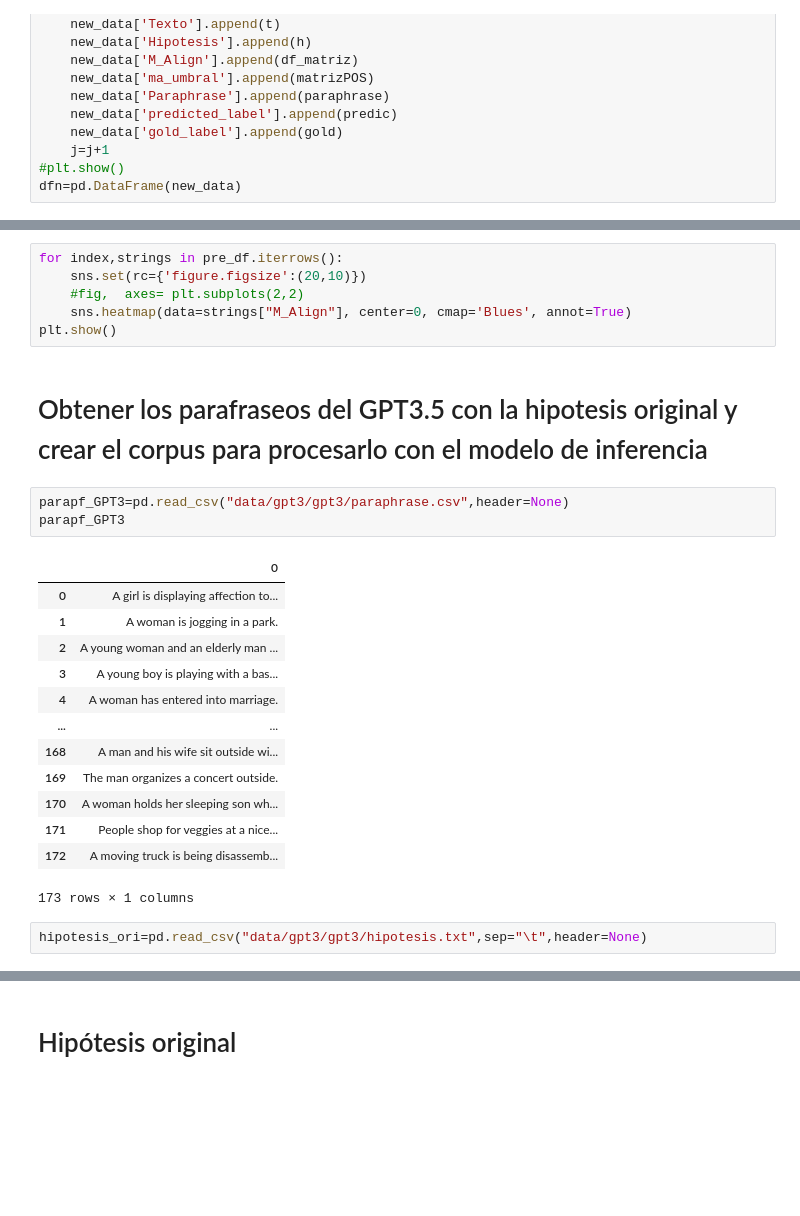
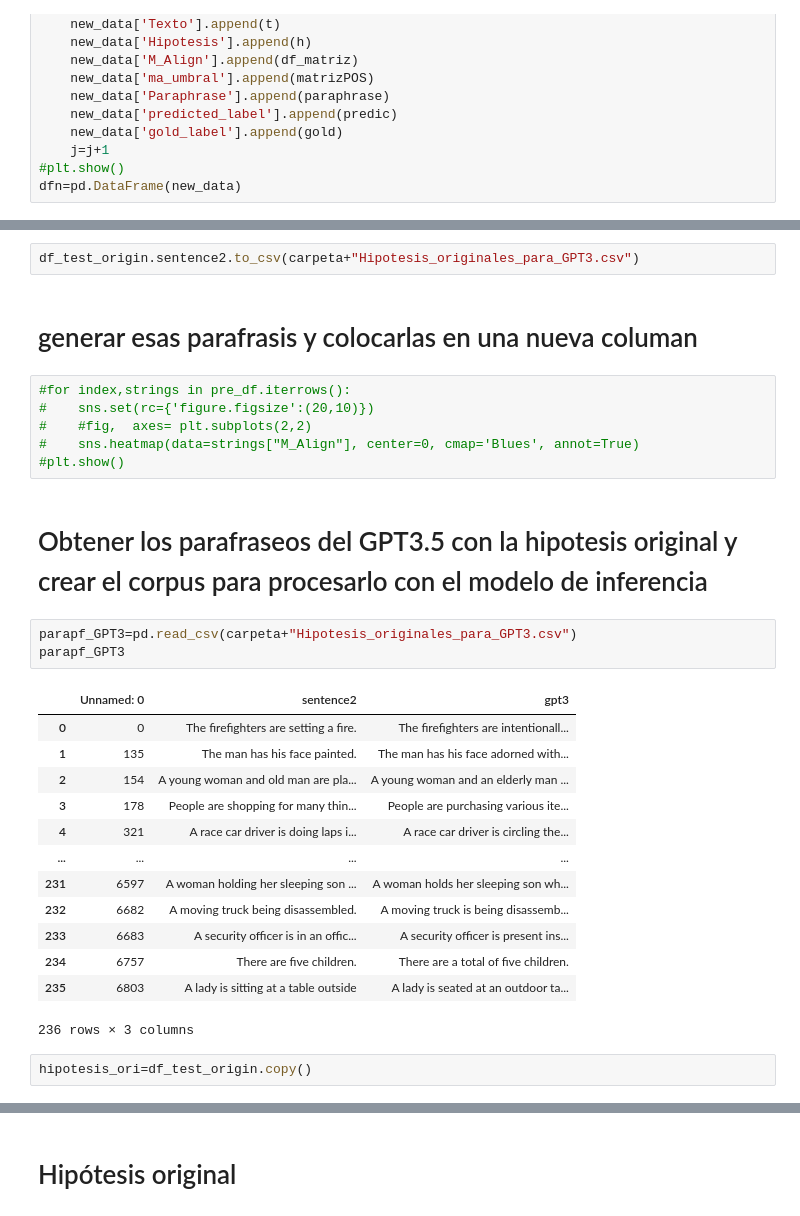
Before and after one commit to david-T-M/RTE_Parik, a Jupyter notebook: Estadistica_correctos_incorrectos.ipynb, the cells around one changed output, grey strips where cells are left out. Drawn from its saved outputs; the diff is of its cells as text; blank space fills up the shorter version.

```diff
--- a/Estadistica_correctos_incorrectos.ipynb
+++ b/Estadistica_correctos_incorrectos.ipynb
@@ -243,30 +311,34 @@ dfn
+# %%
+df_test_origin.sentence2.to_csv(carpeta+"Hipotesis_originales_para_GPT3.csv")
+# %% [markdown]
+# generar esas parafrasis y colocarlas en una nueva columan
 # %%
-for index,strings in pre_df.iterrows():
-    sns.set(rc={'figure.figsize':(20,10)})
-    #fig,  axes= plt.subplots(2,2)
-    sns.heatmap(data=strings["M_Align"], center=0, cmap='Blues', annot=True)
-plt.show()
+#for index,strings in pre_df.iterrows():
+#    sns.set(rc={'figure.figsize':(20,10)})
+#    #fig,  axes= plt.subplots(2,2)
+#    sns.heatmap(data=strings["M_Align"], center=0, cmap='Blues', annot=True)
+#plt.show()
 # %% [markdown]
 # Obtener los parafraseos del GPT3.5 con la hipotesis original y crear el corpus para procesarlo con el modelo de inferencia
 # %%
-parapf_GPT3=pd.read_csv("data/gpt3/gpt3/paraphrase.csv",header=None)
+parapf_GPT3=pd.read_csv(carpeta+"Hipotesis_originales_para_GPT3.csv")
 parapf_GPT3
 # %% [output]
-|  | 0 |
-| 0 | A girl is displaying affection to... |
-| 1 | A woman is jogging in a park. |
-| 2 | A young woman and an elderly man ... |
-| 3 | A young boy is playing with a bas... |
-| 4 | A woman has entered into marriage. |
-| ... | ... |
-| 168 | A man and his wife sit outside wi... |
-| 169 | The man organizes a concert outside. |
-| 170 | A woman holds her sleeping son wh... |
-| 171 | People shop for veggies at a nice... |
-| 172 | A moving truck is being disassemb... |
+|  | Unnamed: 0 | sentence2 | gpt3 |
+| 0 | 0 | The firefighters are setting a fire. | The firefighters are intentionall... |
+| 1 | 135 | The man has his face painted. | The man has his face adorned with... |
+| 2 | 154 | A young woman and old man are pla... | A young woman and an elderly man ... |
+| 3 | 178 | People are shopping for many thin... | People are purchasing various ite... |
+| 4 | 321 | A race car driver is doing laps i... | A race car driver is circling the... |
+| ... | ... | ... | ... |
+| 231 | 6597 | A woman holding her sleeping son ... | A woman holds her sleeping son wh... |
+| 232 | 6682 | A moving truck being disassembled. | A moving truck is being disassemb... |
+| 233 | 6683 | A security officer is in an offic... | A security officer is present ins... |
+| 234 | 6757 | There are five children. | There are a total of five children. |
+| 235 | 6803 | A lady is sitting at a table outside | A lady is seated at an outdoor ta... |
-173 rows × 1 columns
+236 rows × 3 columns
-# %%
-hipotesis_ori=pd.read_csv("data/gpt3/gpt3/hipotesis.txt",sep="\t",header=None)
+# %%
+hipotesis_ori=df_test_origin.copy()
 # %%
 hipotesis_ori
 # %% [output]
```
Also changed, not shown: parts of 48 cells of this notebook.
